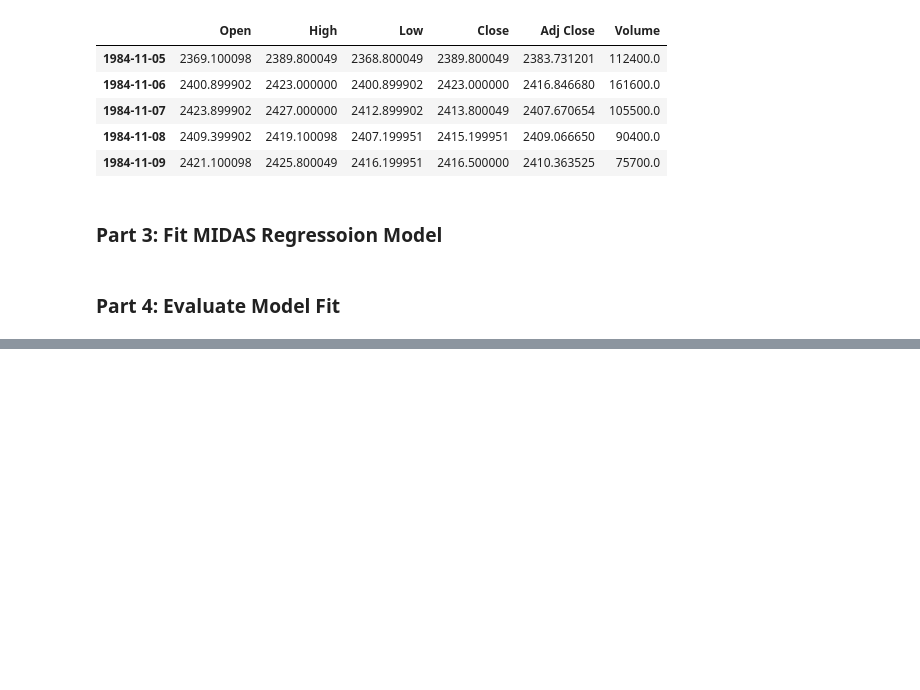
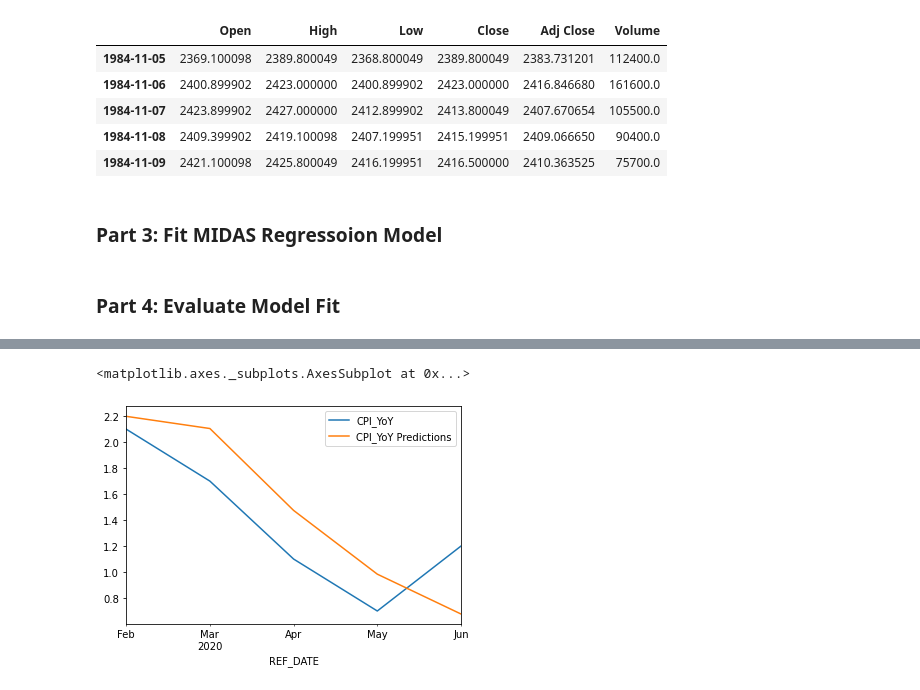
Before and after one commit to Yoseph-Zuskin/midaspy, a Jupyter notebook: example/monthly_CPI_daily_stock_index.ipynb, the cells around one changed output, grey strips where cells are left out. Saved outputs shown, nothing was run; the diff lists cells and outputs as text; code cells hidden in the pictures; blank space fills up the shorter version.

```diff
--- a/example/monthly_CPI_daily_stock_index.ipynb
+++ b/example/monthly_CPI_daily_stock_index.ipynb
@@ -143,0 +149,8 @@ fit.significance()
+# %%
+# Plot predictions
+preds = fit.predict(endog=y_test,exog=pd.concat([x1_test,x2_test,x3_test,x4_test],axis=1))
+preds.index = y_test.index[1:]
+pd.concat([y_test[1:], preds], axis=1).plot()
+# %% [output]
+<matplotlib.axes._subplots.AxesSubplot at 0x...>
+[figure, added]
```
Also changed, not shown: parts of 8 cells of this notebook.
